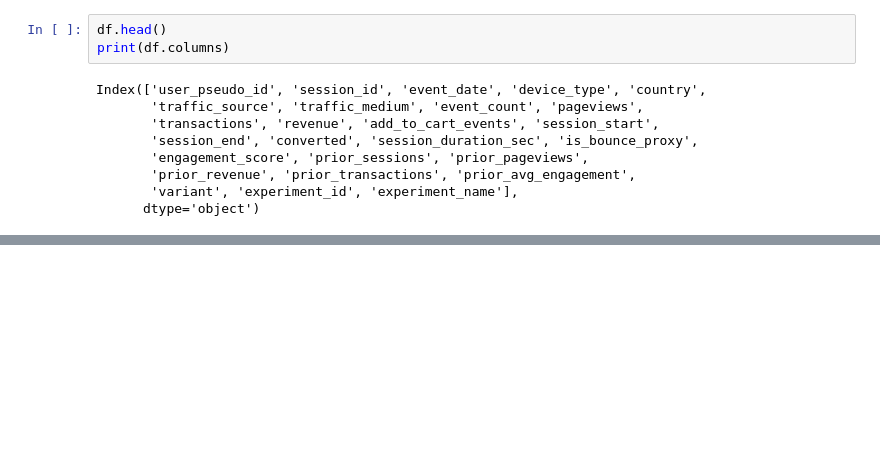
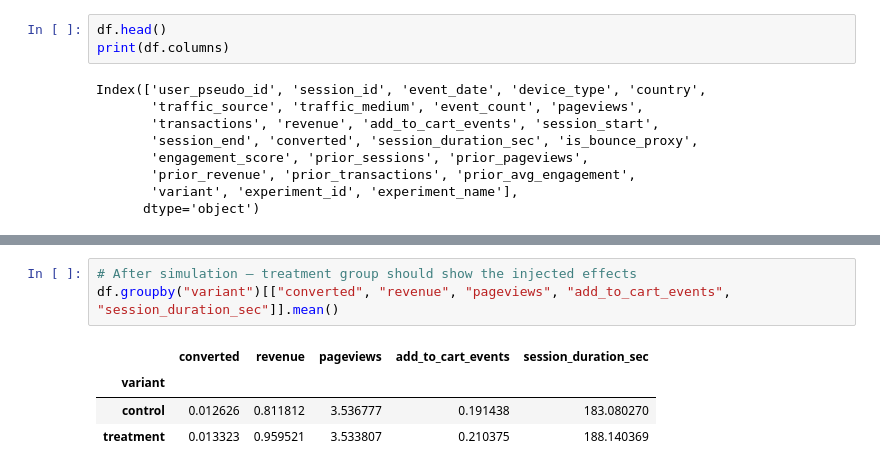
Before and after one commit to c0linhu1/LiftLab, a Jupyter notebook: exploring.ipynb, the cells around one changed output, grey strips where cells are left out. Drawn from its saved outputs; the diff is of its cells as text; blank space fills up the shorter version.

```diff
--- a/exploring.ipynb
+++ b/exploring.ipynb
@@ -205,0 +216,8 @@ Index(['user_pseudo_id', 'session_id', 'event_date', 'device_type', 'country',
+# %%
+# After simulation — treatment group should show the injected effects
+df.groupby("variant")[["converted", "revenue", "pageviews", "add_to_cart_events", "session_duration_sec"]].mean()
+# %% [output]
+|  | converted | revenue | pageviews | add_to_cart_events | session_duration_sec |
+| variant |  |  |  |  |  |
+| control | 0.012626 | 0.811812 | 3.536777 | 0.191438 | 183.080270 |
+| treatment | 0.013323 | 0.959521 | 3.533807 | 0.210375 | 188.140369 |
```
Also changed, not shown: parts of 4 cells of this notebook, 4 other files.
